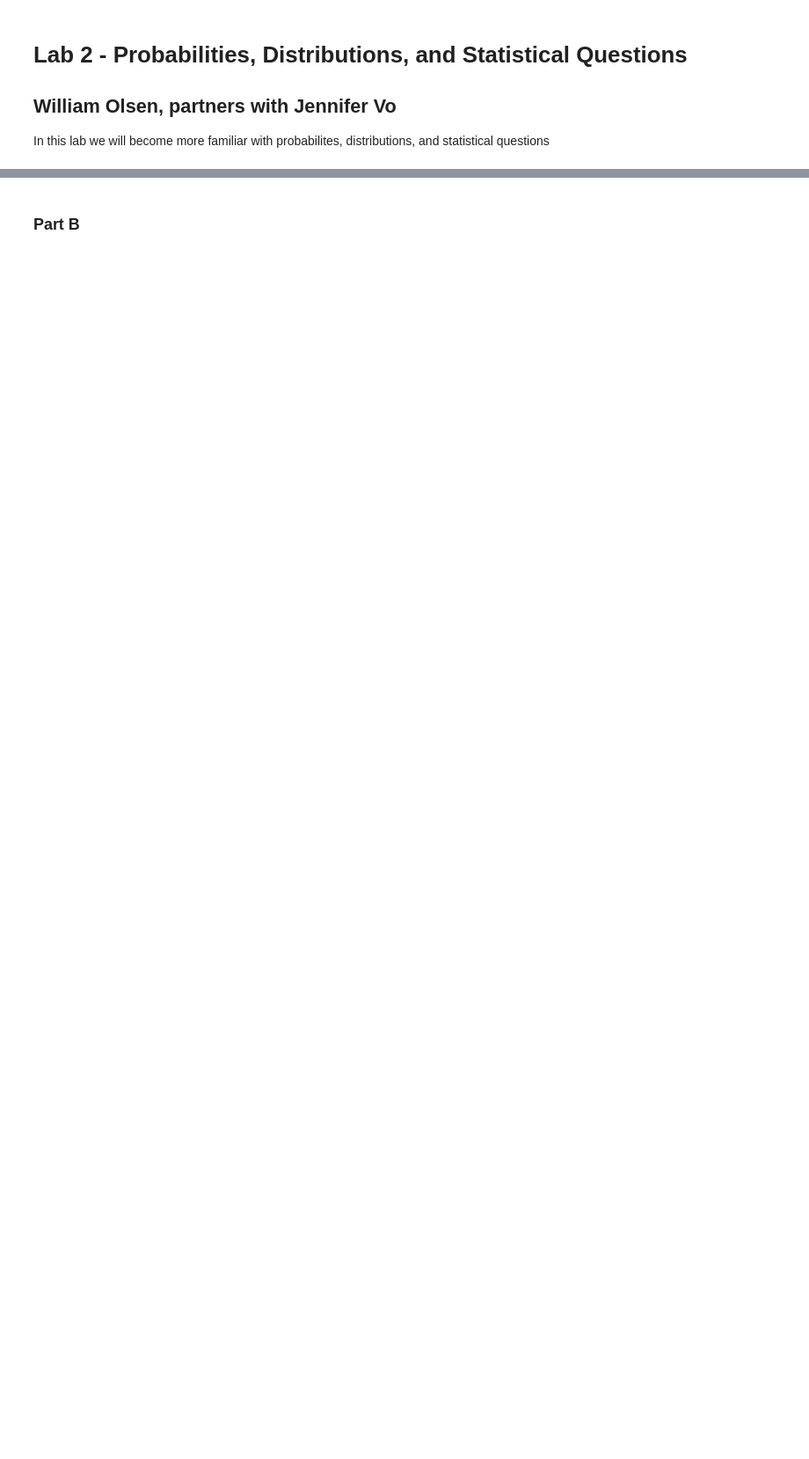
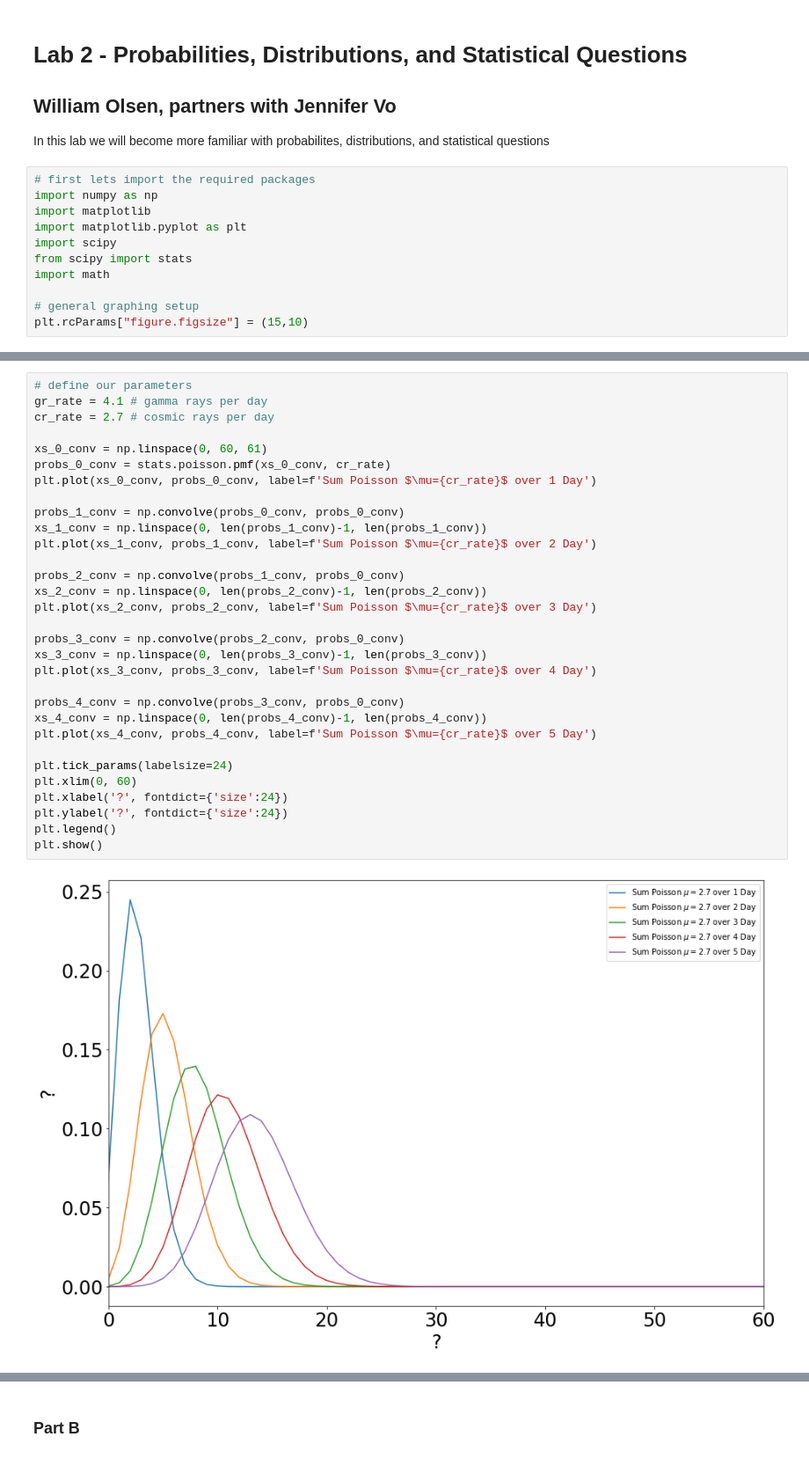
Before and after one commit to williamdolsen/phys434-21au, a Jupyter notebook: labs/lab2/lab2.ipynb, the cells around one changed output, grey strips where cells are left out. Shown at 88% size. Drawn from its saved outputs; the diff is of its cells as text; blank space fills up the shorter version.

```diff
--- a/labs/lab2/lab2.ipynb
+++ b/labs/lab2/lab2.ipynb
@@ -3,6 +3,17 @@
 ## William Olsen, partners with Jennifer Vo
 
 In this lab we will become more familiar with probabilites, distributions, and statistical questions
+# %%
+# first lets import the required packages
+import numpy as np
+import matplotlib
+import matplotlib.pyplot as plt
+import scipy
+from scipy import stats
+import math
+
+# general graphing setup
+plt.rcParams["figure.figsize"] = (15,10)
 # %% [markdown]
 ## Problem 1
 
@@ -17,0 +29,33 @@ Let us first observe how the probability distribution of the background varies a
+# %%
+# define our parameters
+gr_rate = 4.1 # gamma rays per day
+cr_rate = 2.7 # cosmic rays per day
+
+xs_0_conv = np.linspace(0, 60, 61)
+probs_0_conv = stats.poisson.pmf(xs_0_conv, cr_rate)
+plt.plot(xs_0_conv, probs_0_conv, label=f'Sum Poisson $\mu={cr_rate}$ over 1 Day')
+
+probs_1_conv = np.convolve(probs_0_conv, probs_0_conv)
+xs_1_conv = np.linspace(0, len(probs_1_conv)-1, len(probs_1_conv))
+plt.plot(xs_1_conv, probs_1_conv, label=f'Sum Poisson $\mu={cr_rate}$ over 2 Day')
+
+probs_2_conv = np.convolve(probs_1_conv, probs_0_conv)
+xs_2_conv = np.linspace(0, len(probs_2_conv)-1, len(probs_2_conv))
+plt.plot(xs_2_conv, probs_2_conv, label=f'Sum Poisson $\mu={cr_rate}$ over 3 Day')
+
+probs_3_conv = np.convolve(probs_2_conv, probs_0_conv)
+xs_3_conv = np.linspace(0, len(probs_3_conv)-1, len(probs_3_conv))
+plt.plot(xs_3_conv, probs_3_conv, label=f'Sum Poisson $\mu={cr_rate}$ over 4 Day')
+
+probs_4_conv = np.convolve(probs_3_conv, probs_0_conv)
+xs_4_conv = np.linspace(0, len(probs_4_conv)-1, len(probs_4_conv))
+plt.plot(xs_4_conv, probs_4_conv, label=f'Sum Poisson $\mu={cr_rate}$ over 5 Day')
+
+plt.tick_params(labelsize=24)
+plt.xlim(0, 60)
+plt.xlabel('?', fontdict={'size':24})
+plt.ylabel('?', fontdict={'size':24})
+plt.legend()
+plt.show()
+# %% [output]
+[figure, added]
```
Also changed, not shown: parts of 13 cells of this notebook.
